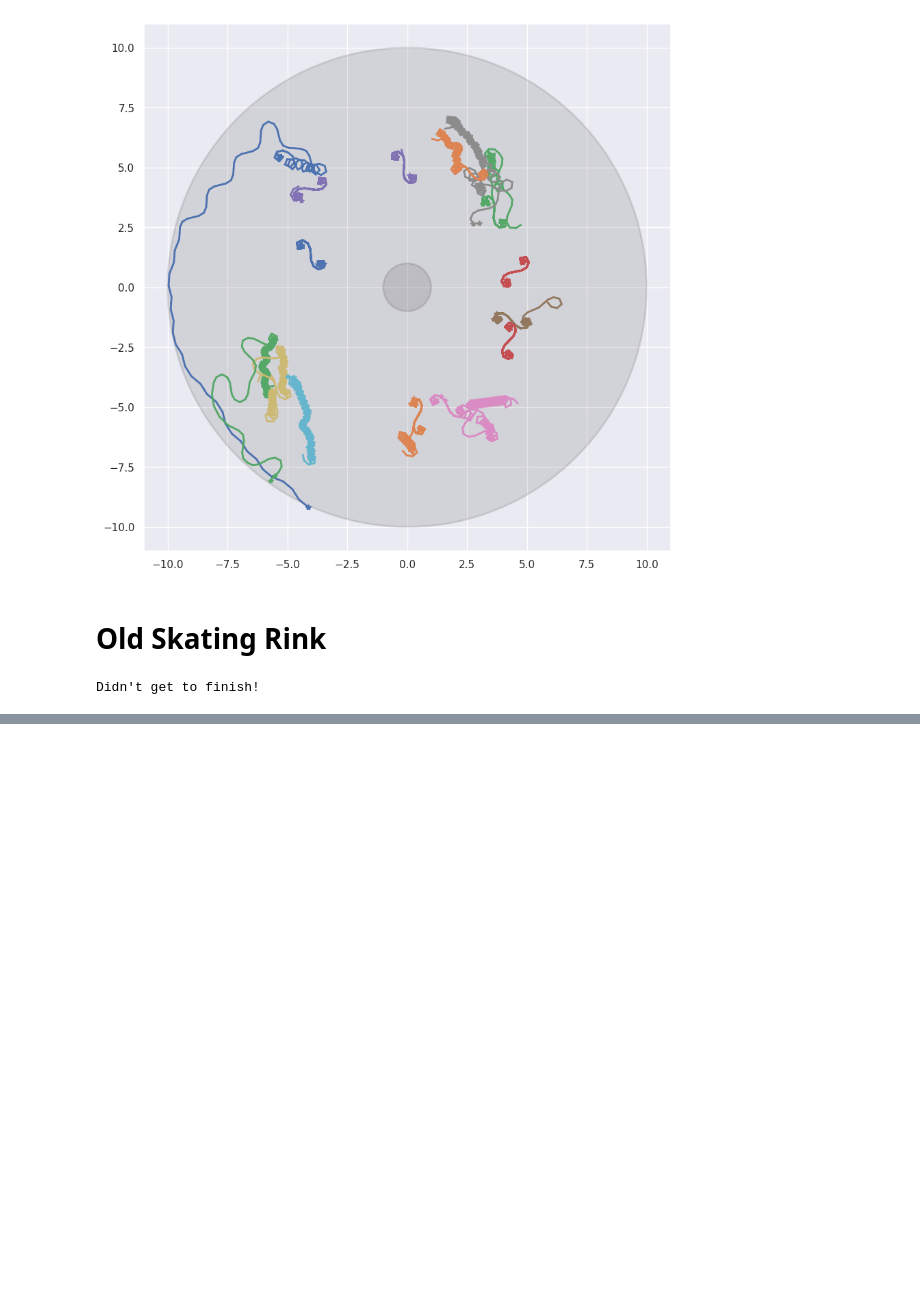
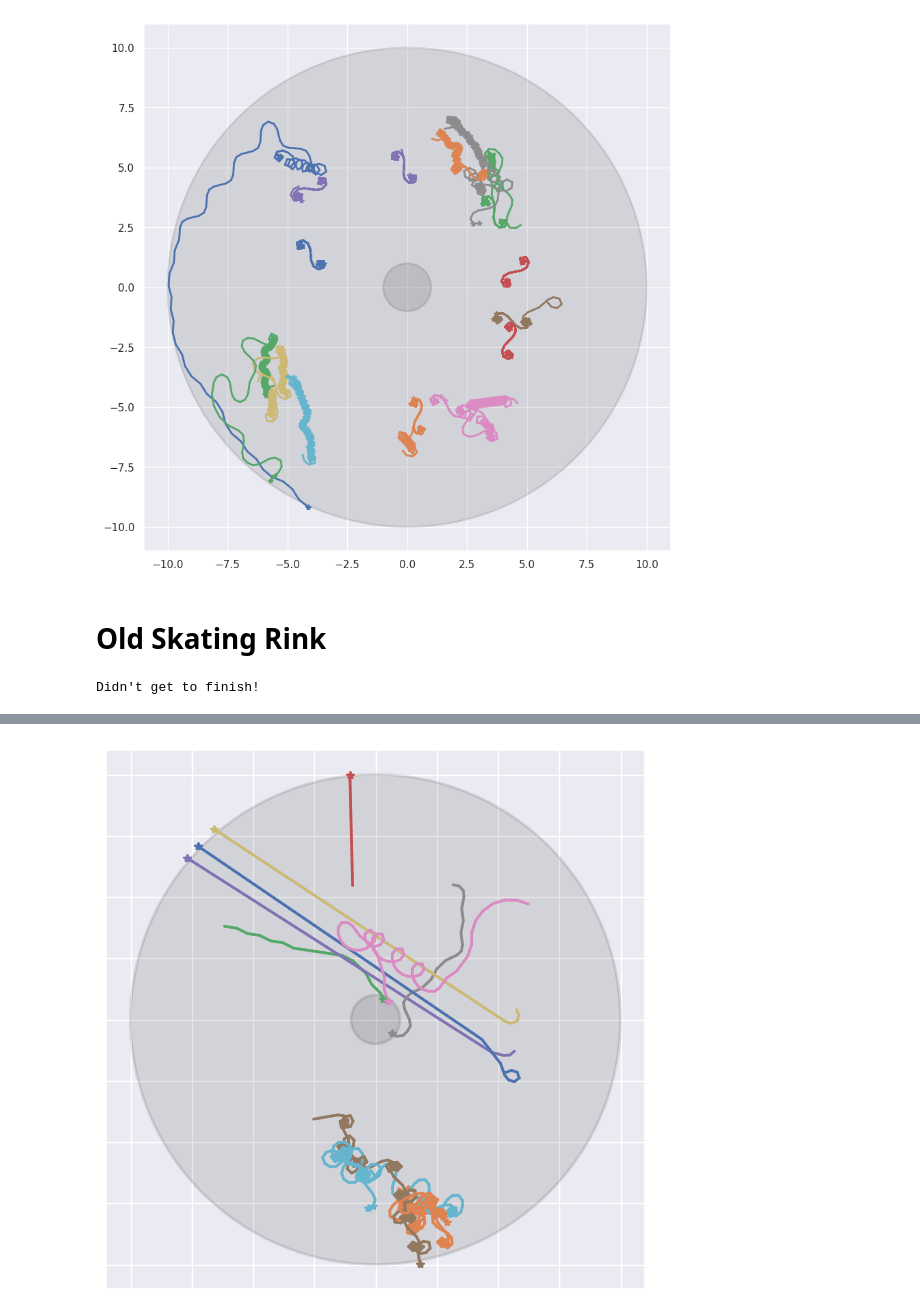
Before and after one commit to mfixman/ai-reinforcement, a Jupyter notebook: Task 2/Attempts.ipynb, the cells around one changed output, grey strips where cells are left out. Drawn from its saved outputs; the diff is of its cells as text; code cells hidden in the pictures; blank space fills up the shorter version.

```diff
--- a/Task 2/Attempts.ipynb
+++ b/Task 2/Attempts.ipynb
@@ -244,0 +310,5 @@ Didn't get to finish!
+# %%
+plot_file('dims/data100.pth', 10)
+pyplot.savefig('../Report/circle_images/image_100_alt_2.png', bbox_inches = 'tight', pad_inches = 0, dpi = 300)
+# %% [output]
+[figure, added]
```
Also changed, not shown: parts of 7 cells of this notebook, 20 other files.
